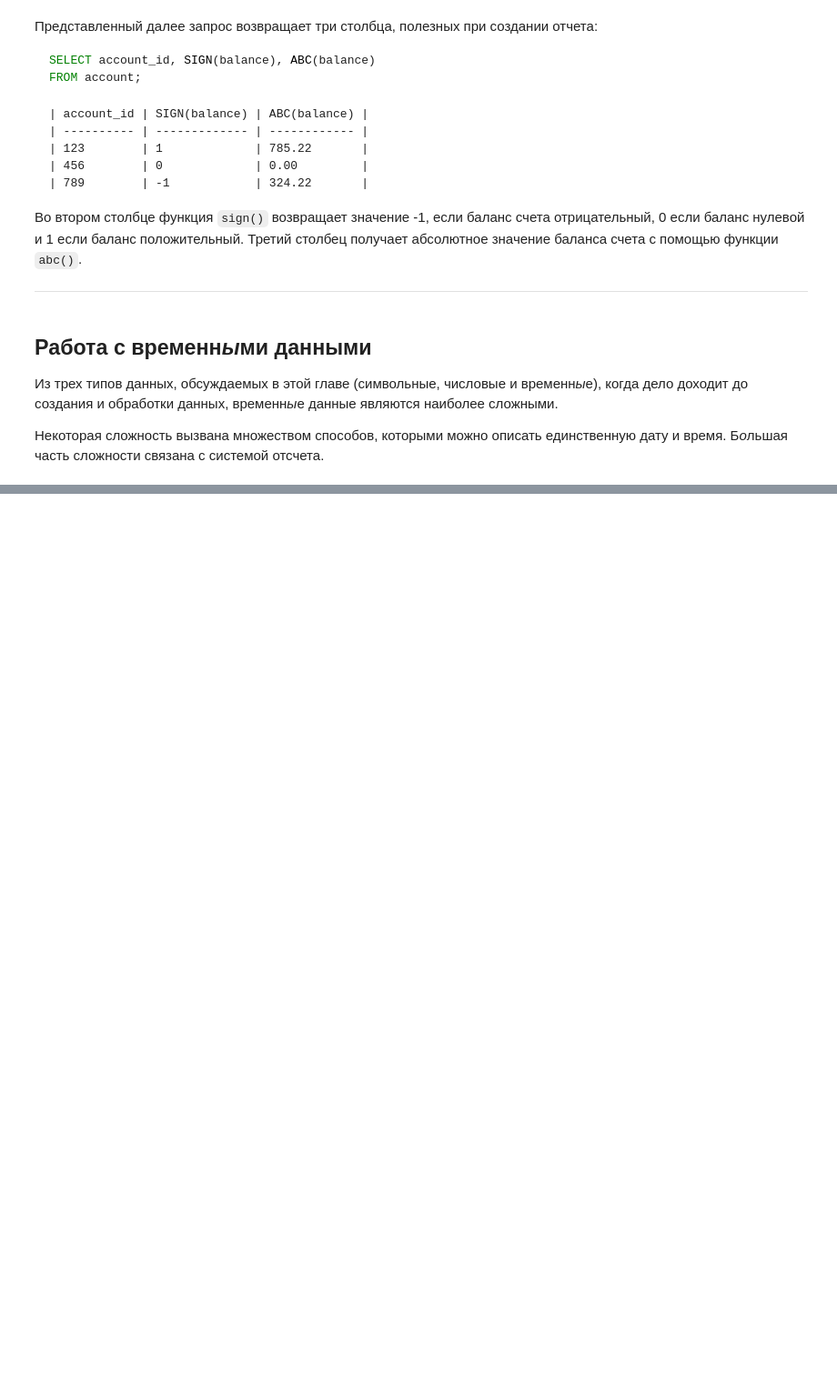
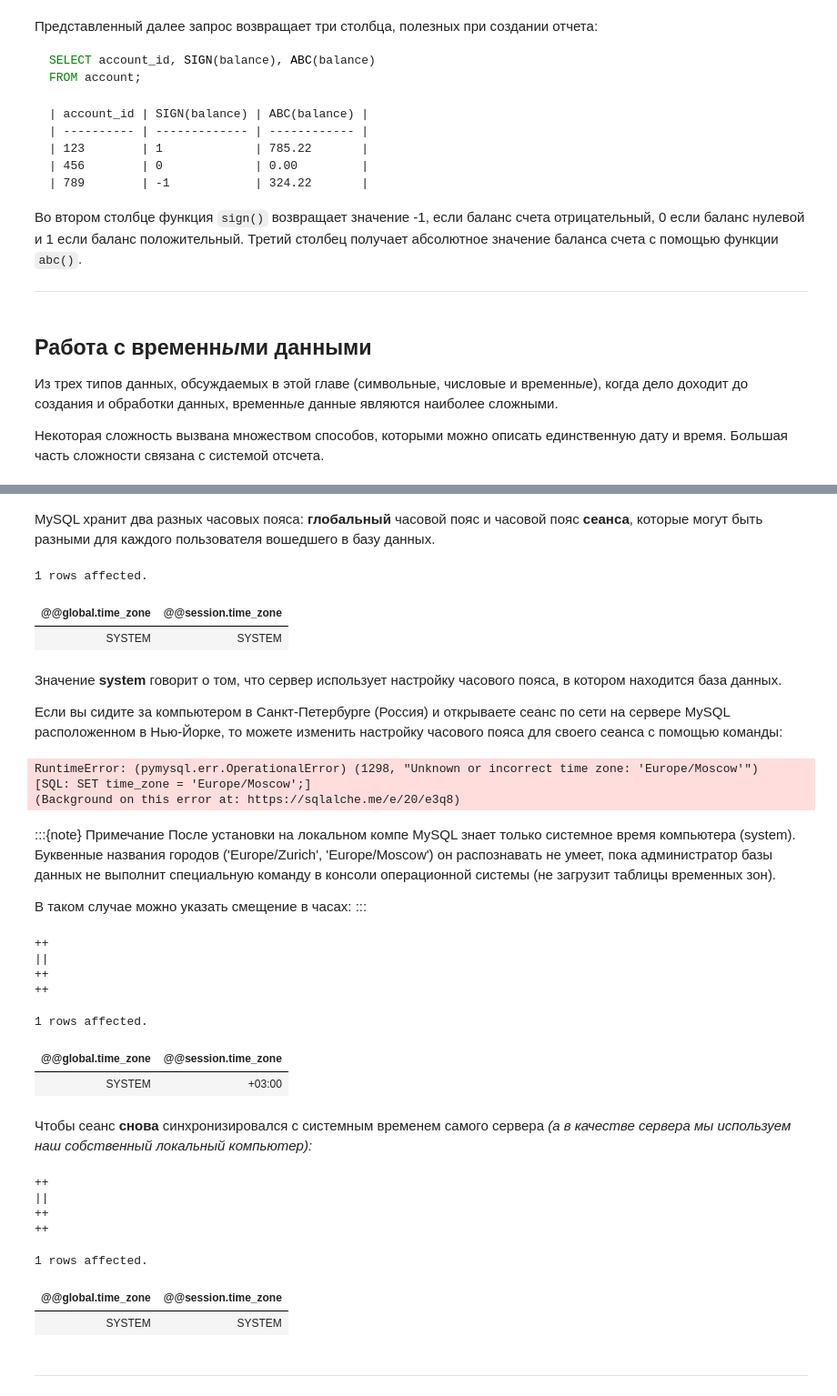
Before and after one commit to magus1968/learning-sql, a Jupyter notebook: docs/chapters/ch07.ipynb, the cells around one changed output, grey strips where cells are left out. Shown at 91% size. Cells and saved outputs as stored; diff of their text form; code cells hidden in the pictures; blank space fills up the shorter version.

```diff
--- a/docs/chapters/ch07.ipynb
+++ b/docs/chapters/ch07.ipynb
@@ -965,0 +974,61 @@ FROM account;
+# %% [markdown]
+MySQL хранит два разных часовых пояса: **глобальный** часовой пояс и часовой пояс **сеанса**, которые могут быть разными для каждого пользователя вошедшего в базу данных.
+# %%
+%%sql
+SELECT @@global.time_zone, @@session.time_zone;
+# %% [output]
+1 rows affected.
+| @@global.time_zone | @@session.time_zone |
+| SYSTEM | SYSTEM |
+# %% [markdown]
+Значение **system** говорит о том, что сервер использует настройку часового пояса, в котором находится база данных.
+
+Если вы сидите за компьютером в Санкт-Петербурге (Россия) и открываете сеанс по сети на сервере MySQL расположенном в Нью-Йорке, то можете изменить настройку часового пояса для своего сеанса с помощью команды:
+# %%
+%%sql
+SET time_zone = 'Europe/Moscow';
+# %% [output]
+RuntimeError: (pymysql.err.OperationalError) (1298, "Unknown or incorrect time zone: 'Europe/Moscow'")
+[SQL: SET time_zone = 'Europe/Moscow';]
+(Background on this error at: https://sqlalche.me/e/20/e3q8)
+# %% [markdown]
+:::{note} Примечание
+После установки на локальном компе MySQL знает только системное время компьютера (system). Буквенные названия городов ('Europe/Zurich', 'Europe/Moscow') он распознавать не умеет, пока администратор базы данных не выполнит специальную команду в консоли операционной системы (не загрузит таблицы временных зон).
+
+В таком случае можно указать смещение в часах:
+:::
+# %%
+%%sql
+SET time_zone = '+03:00';
+# %% [output]
+++
+||
+++
+++
+# %%
+%%sql
+SELECT @@global.time_zone, @@session.time_zone;
+# %% [output]
+1 rows affected.
+| @@global.time_zone | @@session.time_zone |
+| SYSTEM | +03:00 |
+# %% [markdown]
+Чтобы сеанс **снова** синхронизировался с системным временем самого сервера *(а в качестве сервера мы используем наш собственный локальный компьютер):*
+# %%
+%%sql
+SET time_zone = 'SYSTEM';
+# %% [output]
+++
+||
+++
+++
+# %%
+%%sql
+SELECT @@global.time_zone, @@session.time_zone;
+# %% [output]
+1 rows affected.
+| @@global.time_zone | @@session.time_zone |
+| SYSTEM | SYSTEM |
+# %% [markdown]
+
+---
```
Also changed, not shown: parts of 24 cells of this notebook.
